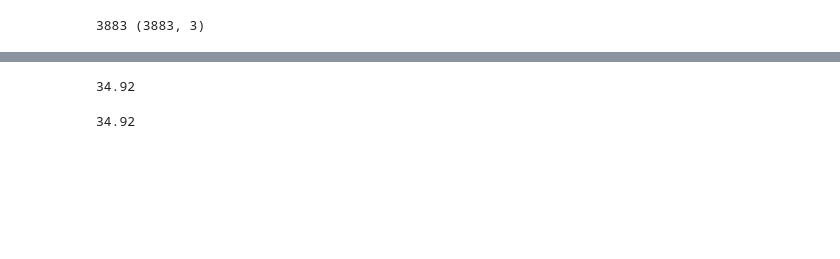
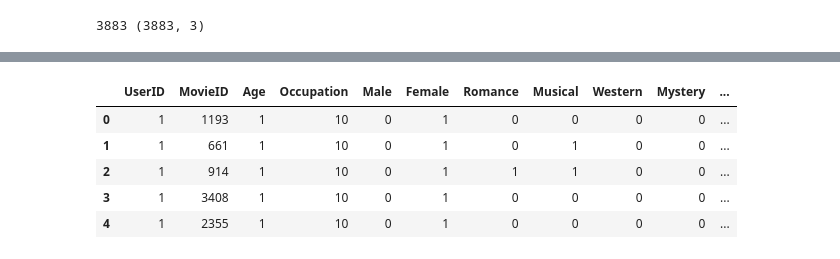
Before and after one commit to usef-kh/MovieLens-Recommendation-System, a Jupyter notebook: Notebooks/UtilizingMetadata.ipynb, the cells around one changed output, grey strips where cells are left out. Drawn from its saved outputs; the diff is of its cells as text; code cells hidden in the pictures; blank space fills up the shorter version.

Commit message:
Implement different regression models

```diff
--- a/Notebooks/UtilizingMetadata.ipynb
+++ b/Notebooks/UtilizingMetadata.ipynb
@@ -126,22 +121,19 @@ Y = data['Rating']
+# %%
+Features = ['UserID', 'MovieID', 'Age', 'Occupation', 'Male', 'Female'] + list(genreDict.keys())
+X = data[Features]
+Y = data['Rating']
+
+X.head()
+# %% [output]
+|  | UserID | MovieID | Age | Occupation | Male | Female | Romance | Musical | Western | Mystery | ... |
+| 0 | 1 | 1193 | 1 | 10 | 0 | 1 | 0 | 0 | 0 | 0 | ... |
+| 1 | 1 | 661 | 1 | 10 | 0 | 1 | 0 | 1 | 0 | 0 | ... |
+| 2 | 1 | 914 | 1 | 10 | 0 | 1 | 1 | 1 | 0 | 0 | ... |
+| 3 | 1 | 3408 | 1 | 10 | 0 | 1 | 0 | 0 | 0 | 0 | ... |
+| 4 | 1 | 2355 | 1 | 10 | 0 | 1 | 0 | 0 | 0 | 0 | ... |
 # %%
 #Create train and test data set
-from sklearn.linear_model import LogisticRegression
+from sklearn.metrics import mean_absolute_error as MAE
+from sklearn.metrics import mean_squared_error as MSE
 from sklearn.model_selection import train_test_split
 xtrain, xtest, ytrain, ytest = train_test_split(X.values,Y.values,test_size=0.33,random_state=42)
-
-logreg = LogisticRegression()
-logreg.fit(xtrain, ytrain)
-Y_pred = logreg.predict(xtest)
-acc_log = round(logreg.score(xtrain, ytrain) * 100, 2)
-acc_log
-# %% [output]
-34.92
-# %%
-from sklearn.svm import SVC, LinearSVC
-svc = LinearSVC()
-svc.fit(xtrain, ytrain)
-Y_pred = svc.predict(xtest)
-acc_svc = round(svc.score(xtrain, ytrain) * 100, 2)
-acc_svc
-# %% [output]
-34.92
```
Also changed, not shown: parts of 11 cells of this notebook.
